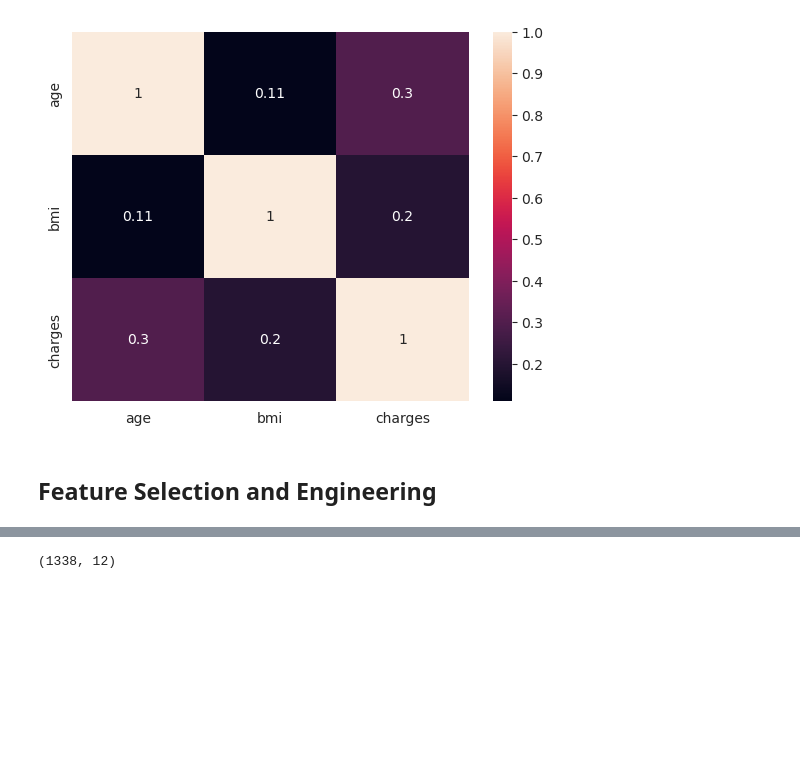
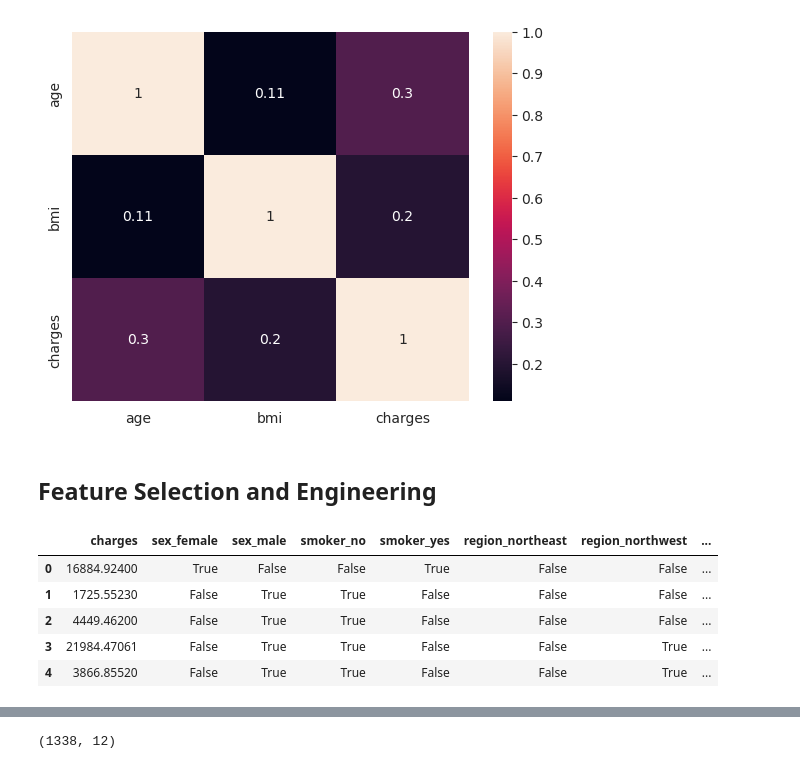
Before and after one commit to itsrcx/ml-algos-dataScience, a Jupyter notebook: regression/ml1.ipynb, the cells around one changed output, grey strips where cells are left out. Saved outputs shown, nothing was run; the diff lists cells and outputs as text; code cells hidden in the pictures; blank space fills up the shorter version.

```diff
--- a/regression/ml1.ipynb
+++ b/regression/ml1.ipynb
@@ -155,0 +160,10 @@ sns.heatmap(data[['age','bmi','charges']].corr(),annot=True)
+# %%
+data = data.drop(columns=['age','bmi','children'],axis=1)
+data.head()
+# %% [output]
+|  | charges | sex_female | sex_male | smoker_no | smoker_yes | region_northeast | region_northwest | ... |
+| 0 | 16884.92400 | True | False | False | True | False | False | ... |
+| 1 | 1725.55230 | False | True | True | False | False | False | ... |
+| 2 | 4449.46200 | False | True | True | False | False | False | ... |
+| 3 | 21984.47061 | False | True | True | False | False | True | ... |
+| 4 | 3866.85520 | False | True | True | False | False | True | ... |
```
Also changed, not shown: parts of 8 cells of this notebook.
